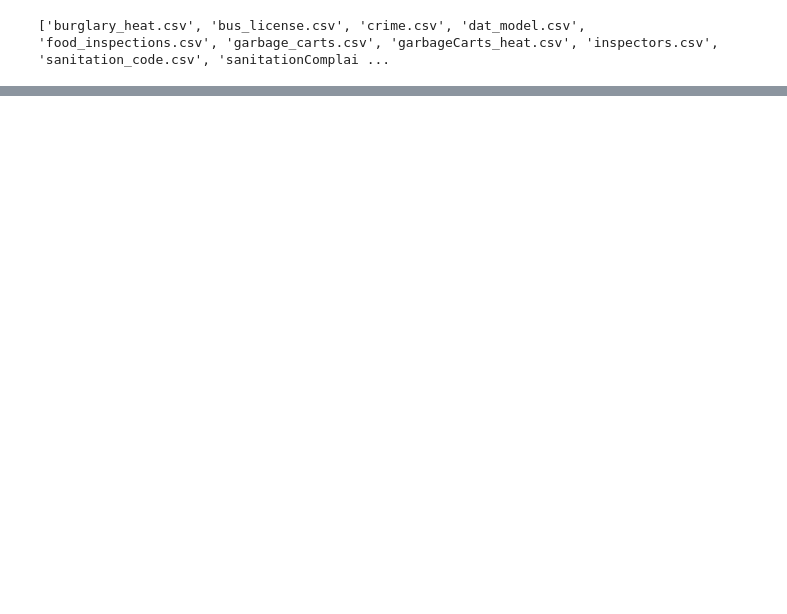
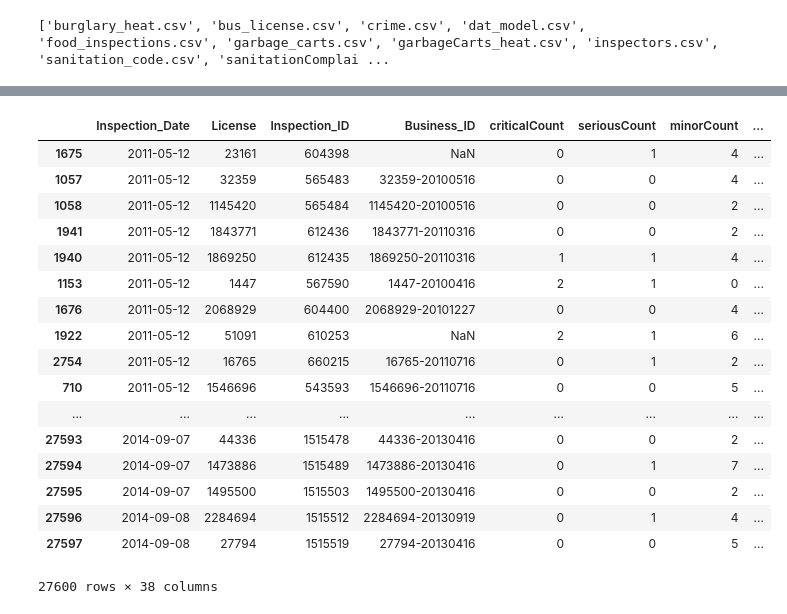
Before and after one commit to Fggw/exploration, a Jupyter notebook: exploration.ipynb, the cells around one changed output, grey strips where cells are left out. Saved outputs shown, nothing was run; the diff lists cells and outputs as text; code cells hidden in the pictures; blank space fills up the shorter version.

```diff
--- a/exploration.ipynb
+++ b/exploration.ipynb
@@ -69,0 +77,21 @@ plt.show()
+# %%
+dat_model_df.sort(columns='Inspection_Date')
+# %% [output]
+|  | Inspection_Date | License | Inspection_ID | Business_ID | criticalCount | seriousCount | minorCount | ... |
+| 1675 | 2011-05-12 | 23161 | 604398 | NaN | 0 | 1 | 4 | ... |
+| 1057 | 2011-05-12 | 32359 | 565483 | 32359-20100516 | 0 | 0 | 4 | ... |
+| 1058 | 2011-05-12 | 1145420 | 565484 | 1145420-20100516 | 0 | 0 | 2 | ... |
+| 1941 | 2011-05-12 | 1843771 | 612436 | 1843771-20110316 | 0 | 0 | 2 | ... |
+| 1940 | 2011-05-12 | 1869250 | 612435 | 1869250-20110316 | 1 | 1 | 4 | ... |
+| 1153 | 2011-05-12 | 1447 | 567590 | 1447-20100416 | 2 | 1 | 0 | ... |
+| 1676 | 2011-05-12 | 2068929 | 604400 | 2068929-20101227 | 0 | 0 | 4 | ... |
+| 1922 | 2011-05-12 | 51091 | 610253 | NaN | 2 | 1 | 6 | ... |
+| 2754 | 2011-05-12 | 16765 | 660215 | 16765-20110716 | 0 | 1 | 2 | ... |
+| 710 | 2011-05-12 | 1546696 | 543593 | 1546696-20110716 | 0 | 0 | 5 | ... |
+| ... | ... | ... | ... | ... | ... | ... | ... | ... |
+| 27593 | 2014-09-07 | 44336 | 1515478 | 44336-20130416 | 0 | 0 | 2 | ... |
+| 27594 | 2014-09-07 | 1473886 | 1515489 | 1473886-20130416 | 0 | 1 | 7 | ... |
+| 27595 | 2014-09-07 | 1495500 | 1515503 | 1495500-20130416 | 0 | 0 | 2 | ... |
+| 27596 | 2014-09-08 | 2284694 | 1515512 | 2284694-20130919 | 0 | 1 | 4 | ... |
+| 27597 | 2014-09-08 | 27794 | 1515519 | 27794-20130416 | 0 | 0 | 5 | ... |
+27600 rows × 38 columns
```
Also changed, not shown: parts of 10 cells of this notebook, 2 other files.
